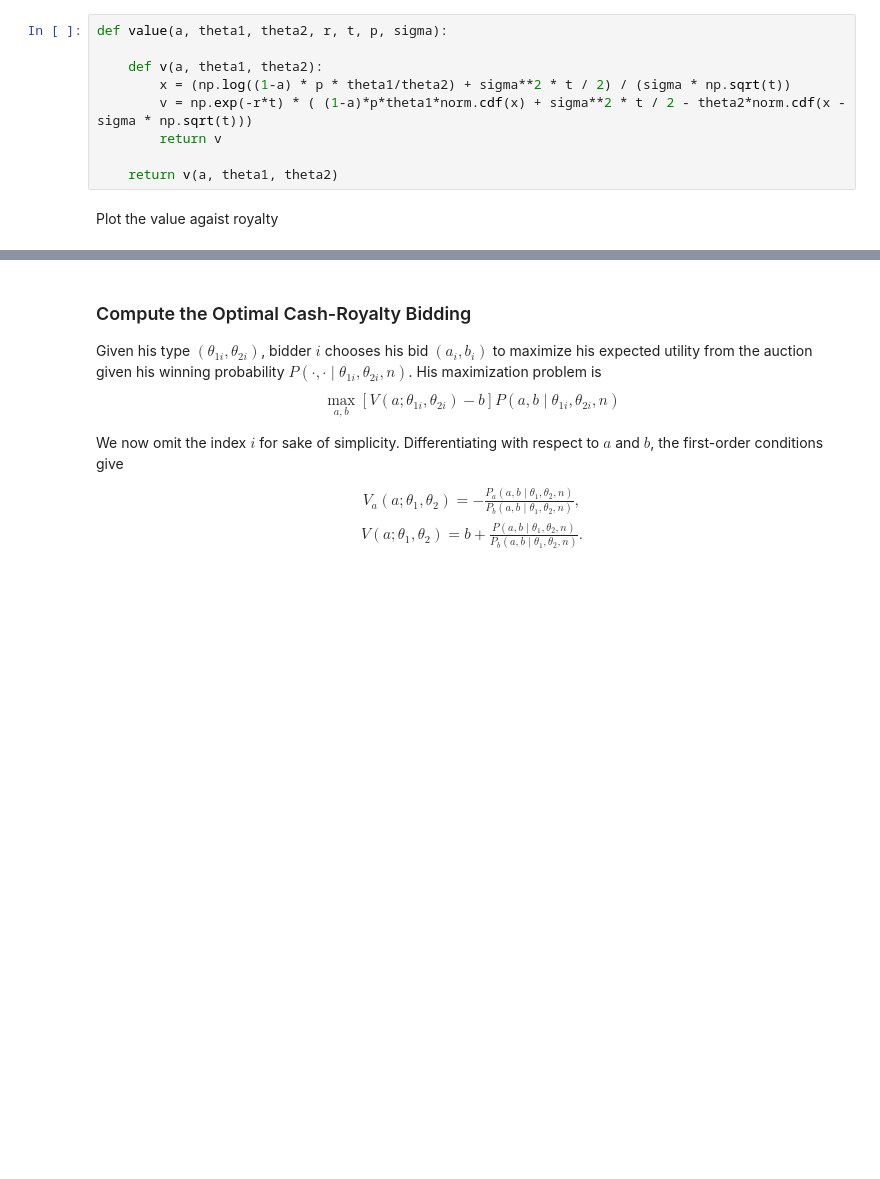
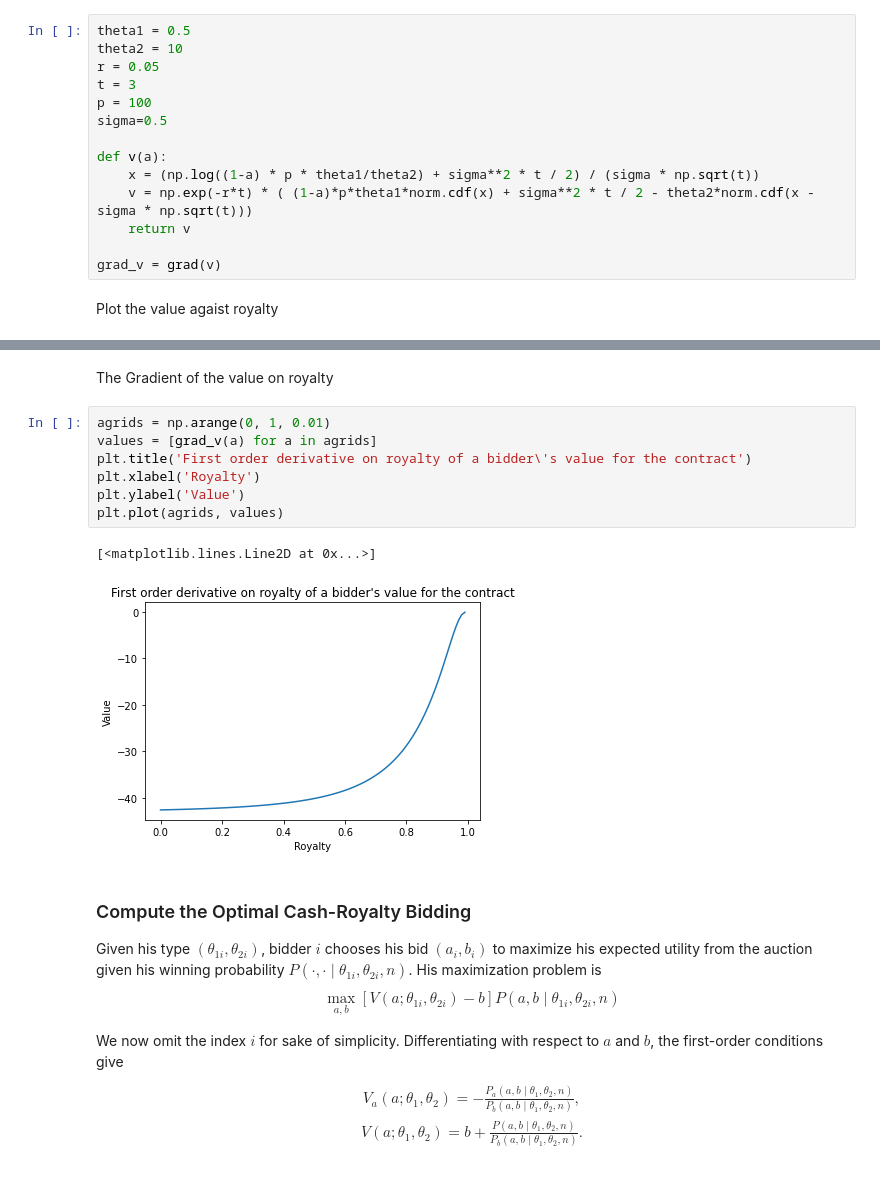
Before and after one commit to KaiKevinLiao/replication-kong2022, a Jupyter notebook: main.ipynb, the cells around one changed output, grey strips where cells are left out. Drawn from its saved outputs; the diff is of its cells as text; blank space fills up the shorter version.

```diff
--- a/main.ipynb
+++ b/main.ipynb
@@ -54,14 +60,19 @@ $$V\left(a ; \theta_1, \theta_2\right)=e^{-r t}[\underbrace{(1-a) p \theta_1}_{\
 where
 $$x \equiv \frac{\log \left((1-a) p \theta_1 / \theta_2\right)+\sigma^2 t / 2}{\sigma \sqrt{t}}$$
 # %%
-def value(a, theta1, theta2, r, t, p, sigma):
+theta1 = 0.5
+theta2 = 10
+r = 0.05
+t = 3
+p = 100
+sigma=0.5
 
-    def v(a, theta1, theta2):
-        x = (np.log((1-a) * p * theta1/theta2) + sigma**2 * t / 2) / (sigma * np.sqrt(t))
-        v = np.exp(-r*t) * ( (1-a)*p*theta1*norm.cdf(x) + sigma**2 * t / 2 - theta2*norm.cdf(x - sigma * np.sqrt(t)))
-        return v
+def v(a):
+    x = (np.log((1-a) * p * theta1/theta2) + sigma**2 * t / 2) / (sigma * np.sqrt(t))
+    v = np.exp(-r*t) * ( (1-a)*p*theta1*norm.cdf(x) + sigma**2 * t / 2 - theta2*norm.cdf(x - sigma * np.sqrt(t)))
+    return v
 
-    return v(a, theta1, theta2)
+grad_v = grad(v)
 # %% [markdown]
 Plot the value agaist royalty
 # %%
@@ -80,6 +91,18 @@ plt.plot(agrids, values)
 # %% [output]
 [<matplotlib.lines.Line2D at 0x...>]
 [figure]
+# %% [markdown]
+The Gradient of the value on royalty
+# %%
+agrids = np.arange(0, 1, 0.01)
+values = [grad_v(a) for a in agrids]
+plt.title('First order derivative on royalty of a bidder\'s value for the contract')
+plt.xlabel('Royalty')
+plt.ylabel('Value')
+plt.plot(agrids, values)
+# %% [output]
+[<matplotlib.lines.Line2D at 0x...>]
+[figure, added]
 # %% [markdown]
 ### Compute the Optimal Cash-Royalty Bidding
 
```
Also changed, not shown: parts of 3 cells of this notebook, 6 other files.
